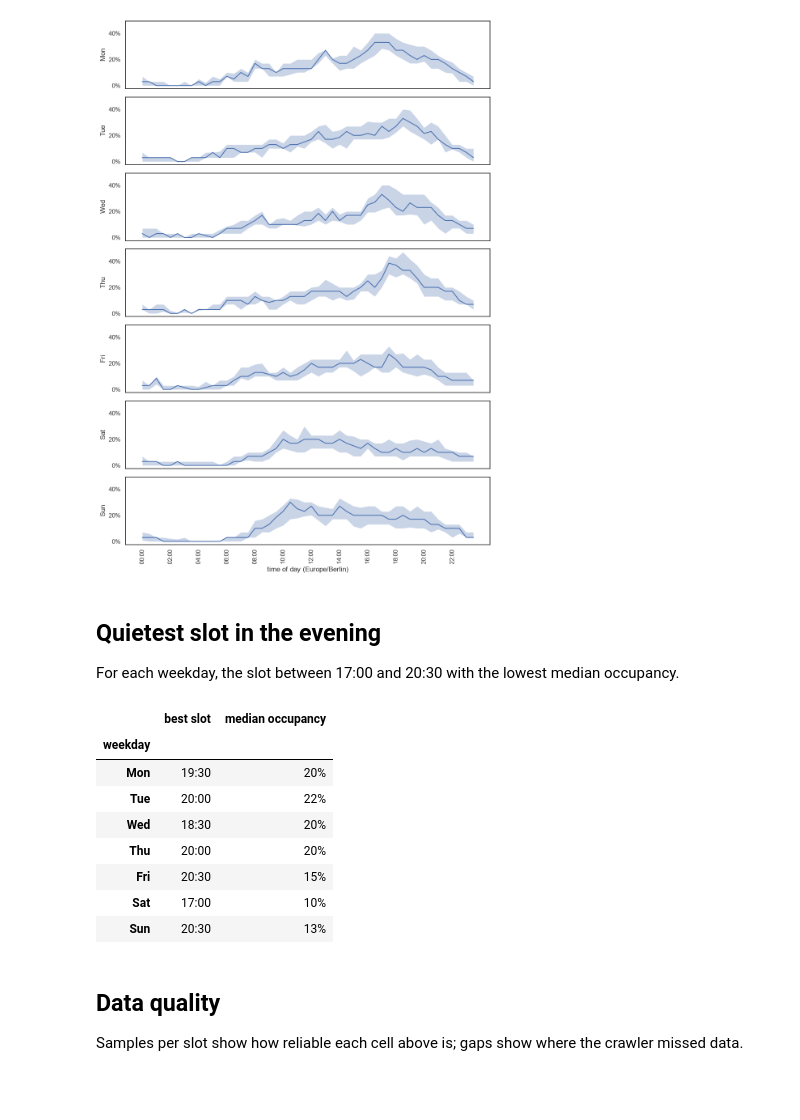
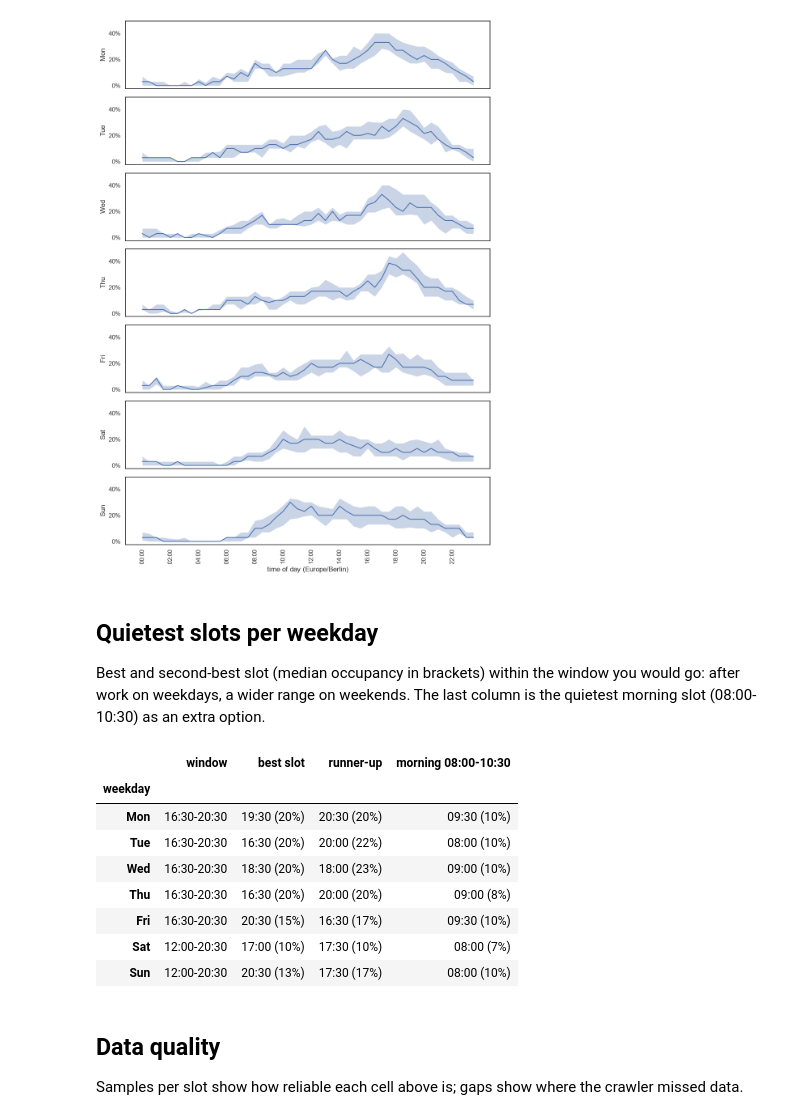
Before and after one commit to marcobiedermann/mygym, a Jupyter notebook: analysis/frequentation.ipynb, the cells around one changed output. Drawn from its saved outputs; the diff is of its cells as text; code cells hidden in the pictures; blank space fills up the shorter version.

Commit message:
feat: show quietest slots per weekday (#8)
Co-authored-by: Copilot <223556219+Copilot@users.noreply.github.com>

```diff
--- a/analysis/frequentation.ipynb
+++ b/analysis/frequentation.ipynb
@@ -101,31 +101,46 @@ plt.show()
 # %% [output]
 [figure]
 # %% [markdown]
-## Quietest slot in the evening
+## Quietest slots per weekday
 
-For each weekday, the slot between 17:00 and 20:30 with the lowest median occupancy.
+Best and second-best slot (median occupancy in brackets) within the window you would go: after work on weekdays, a wider range on weekends. The last column is the quietest morning slot (08:00-10:30) as an extra option.
 # %%
-EVENING_START, EVENING_END = "17:00", "20:30"
+# Window in which you would go, per weekday; the morning is an optional extra.
+WEEKDAY_WINDOW = ("16:30", "20:30")
+WEEKEND_WINDOW = ("12:00", "20:30")
+MORNING_WINDOW = ("08:00", "10:30")
 
-evening = heatmap.loc[EVENING_START:EVENING_END]
-best_evening = pd.DataFrame(
-    {
-        "best slot": evening.idxmin(),
-        "median occupancy": evening.min().map("{:.0%}".format),
+
+def quietest(day, window, n=1):
+    slots = heatmap[day].loc[window[0] : window[1]].nsmallest(n)
+    return [f"{slot} ({value:.0%})" for slot, value in slots.items()]
+
+
+rows = {}
+for day in WEEKDAYS:
+    is_weekend = day in ("Sat", "Sun")
+    window = WEEKEND_WINDOW if is_weekend else WEEKDAY_WINDOW
+    best, runner_up = quietest(day, window, n=2)
+    rows[day] = {
+        "window": f"{window[0]}-{window[1]}",
+        "best slot": best,
+        "runner-up": runner_up,
+        f"morning {MORNING_WINDOW[0]}-{MORNING_WINDOW[1]}": quietest(day, MORNING_WINDOW)[0],
     }
-)
-best_evening.index.name = "weekday"
-best_evening
+
+best_slots = pd.DataFrame.from_dict(rows, orient="index")
+best_slots.index.name = "weekday"
+best_slots
 # %% [output]
-|  | best slot | median occupancy |
-| weekday |  |  |
-| Mon | 19:30 | 20% |
-| Tue | 20:00 | 22% |
-| Wed | 18:30 | 20% |
-| Thu | 20:00 | 20% |
-| Fri | 20:30 | 15% |
-| Sat | 17:00 | 10% |
-| Sun | 20:30 | 13% |
+|  | window | best slot | runner-up | morning 08:00-10:30 |
+| weekday |  |  |  |  |
+| Mon | 16:30-20:30 | 19:30 (20%) | 20:30 (20%) | 09:30 (10%) |
+| Tue | 16:30-20:30 | 16:30 (20%) | 20:00 (22%) | 08:00 (10%) |
+| Wed | 16:30-20:30 | 18:30 (20%) | 18:00 (23%) | 09:00 (10%) |
+| Thu | 16:30-20:30 | 16:30 (20%) | 20:00 (20%) | 09:00 (8%) |
+| Fri | 16:30-20:30 | 20:30 (15%) | 16:30 (17%) | 09:30 (10%) |
+| Sat | 12:00-20:30 | 17:00 (10%) | 17:30 (10%) | 08:00 (7%) |
+| Sun | 12:00-20:30 | 20:30 (13%) | 17:30 (17%) | 08:00 (10%) |
 # %% [markdown]
 ## Data quality
 
```
